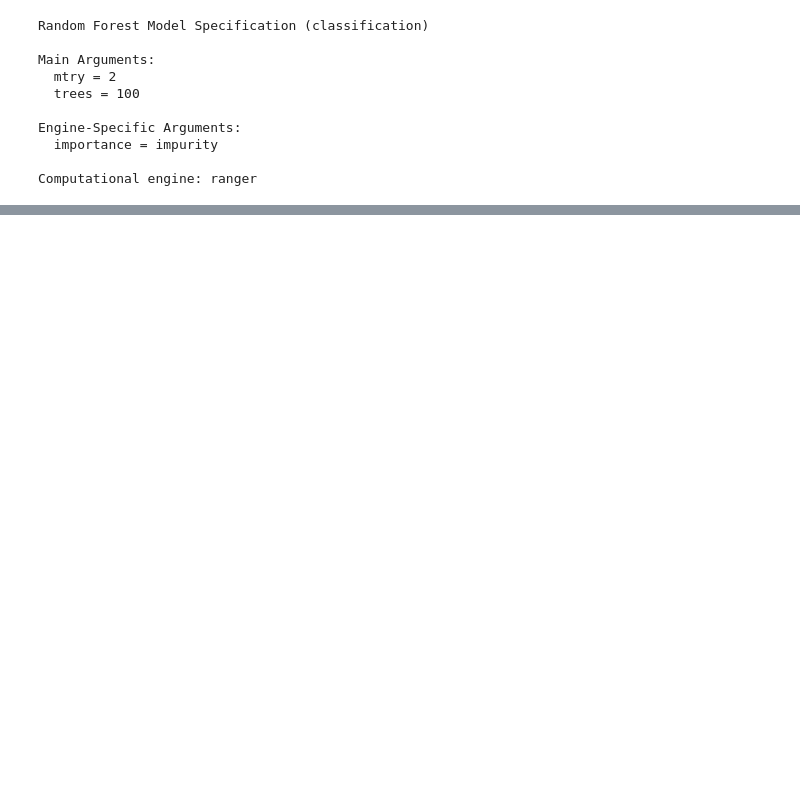
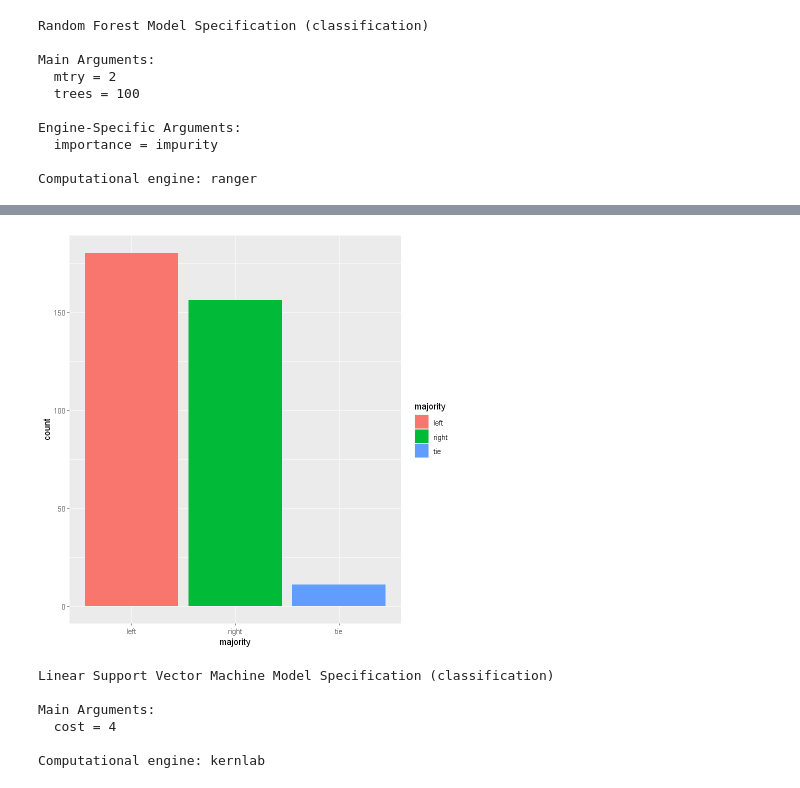
Before and after one commit to Keno-git/DS_assigment1, a Jupyter notebook: Assignment_2/Assignment_2.ipynb, the cells around one changed output, grey strips where cells are left out. Saved outputs shown, nothing was run; the diff lists cells and outputs as text; code cells hidden in the pictures; blank space fills up the shorter version.

```diff
--- a/Assignment_2/Assignment_2.ipynb
+++ b/Assignment_2/Assignment_2.ipynb
@@ -453,0 +542,4 @@ ERROR: Error in print(confusions_matrix): object 'confusions_matrix' not found
+# %%
+ggplot() +
+  geom_histogram(data = test, mapping = aes(x = majority, fill=majority), stat="count")
+# %% [output]
@@ -453,0 +548,13 @@ ERROR: Error in print(confusions_matrix): object 'confusions_matrix' not found
+[figure, added]
+# %%
+(svm_mod <-
+     svm_linear(cost=4) %>%
+     set_engine("kernlab") %>%
+     set_mode("classification"))
+# %% [output]
+Linear Support Vector Machine Model Specification (classification)
+
+Main Arguments:
+  cost = 4
+
+Computational engine: kernlab
```
Also changed, not shown: parts of 27 cells of this notebook.
